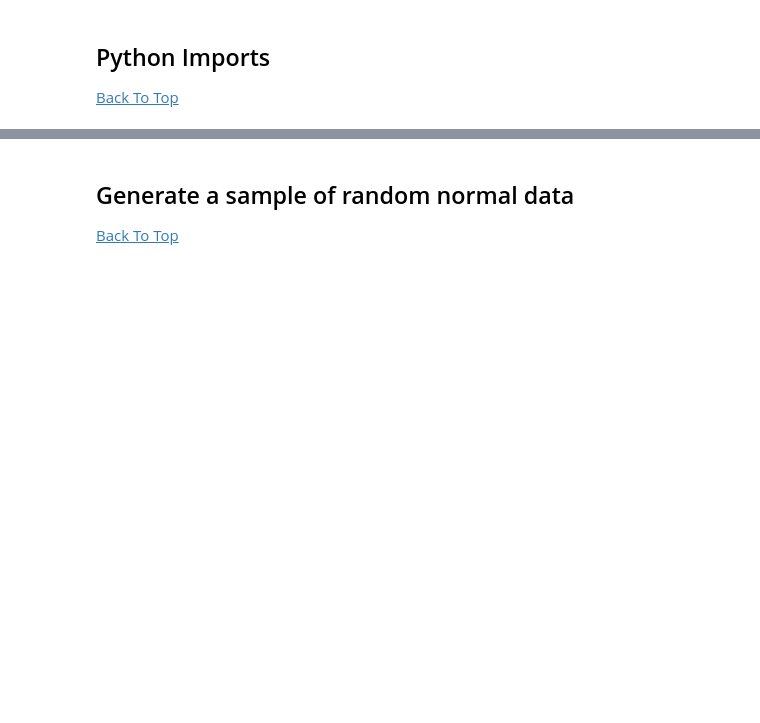
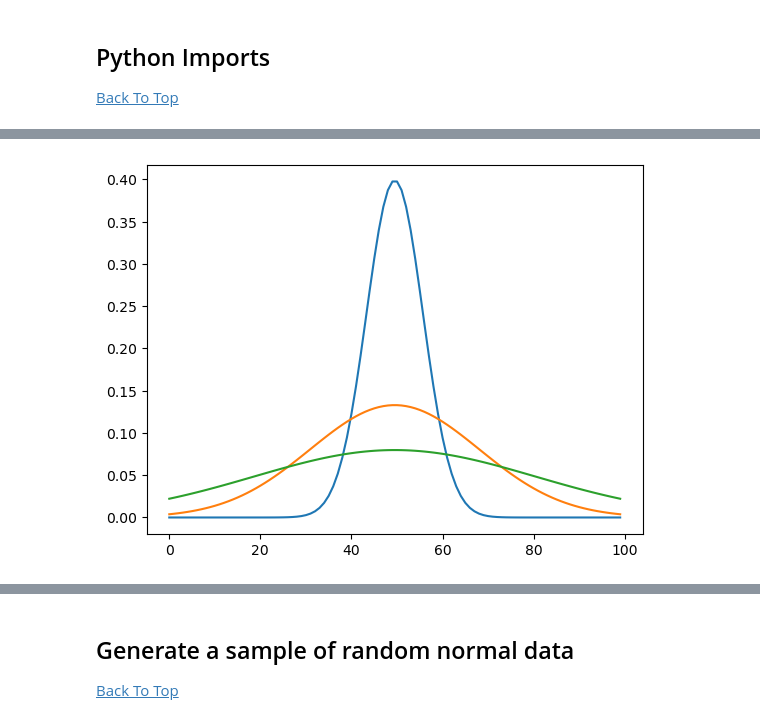
Before and after one commit to elainetynan/funddata-assessment, a Jupyter notebook: normalDistribution/NormalDistribution.ipynb, the cells around one changed output, grey strips where cells are left out. Drawn from its saved outputs; the diff is of its cells as text; code cells hidden in the pictures; blank space fills up the shorter version.

Commit message:
Mean & stddev in normal distribution. Test principles of Normal Distribution.

```diff
--- a/normalDistribution/NormalDistribution.ipynb
+++ b/normalDistribution/NormalDistribution.ipynb
@@ -91,0 +112,10 @@ import math
+# %%
+def gaussian(x, mu, sig):
+    return 1./(np.sqrt(2*np.pi)*sig)*np.exp(-0.5 * (1./sig*(x - mu))**2)
+
+for mu, sig in [(0, 1), (0, 3), (0, 5)]: #(mean, stddev)
+    plt.plot(gaussian(np.linspace(-8, 8, 100), mu, sig))
+
+plt.show()
+# %% [output]
+[figure, added]
```
Also changed, not shown: parts of 50 cells of this notebook, 1 other file.
